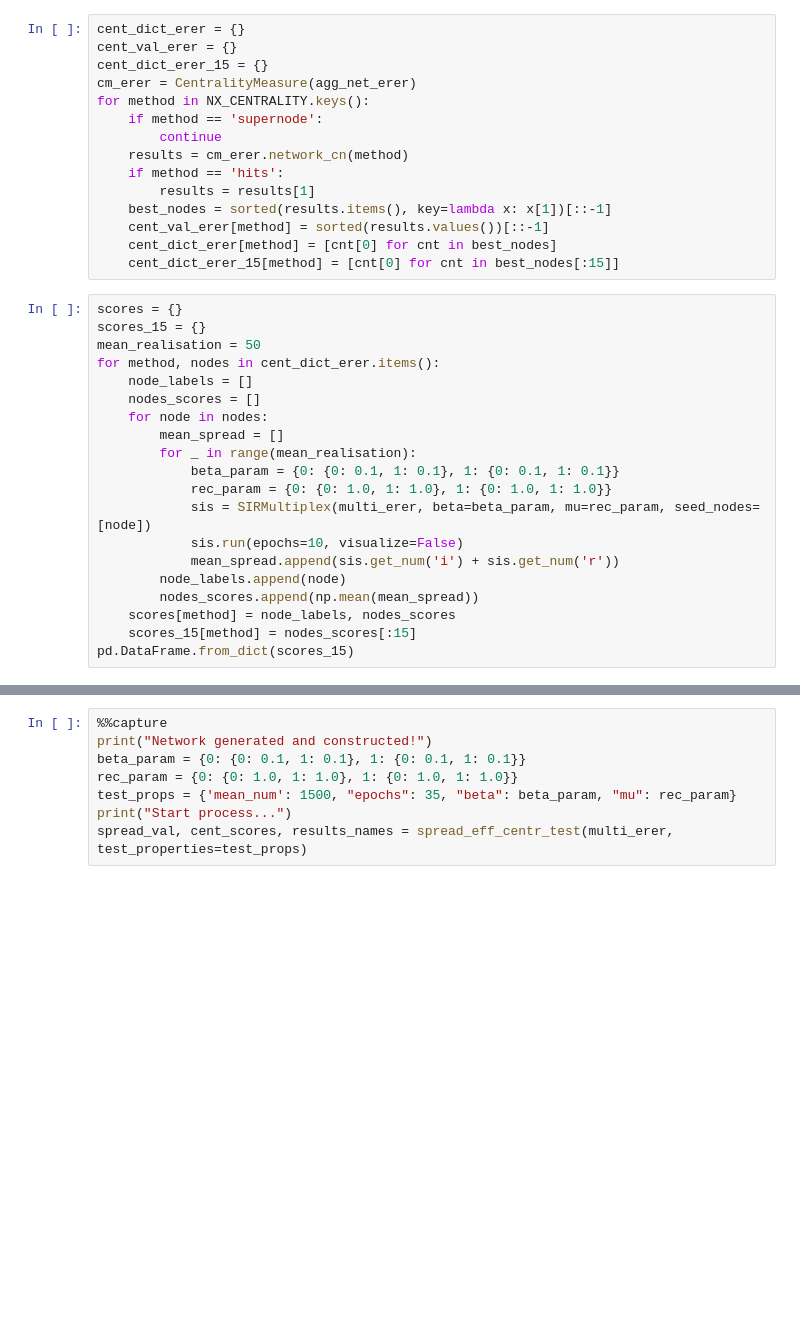
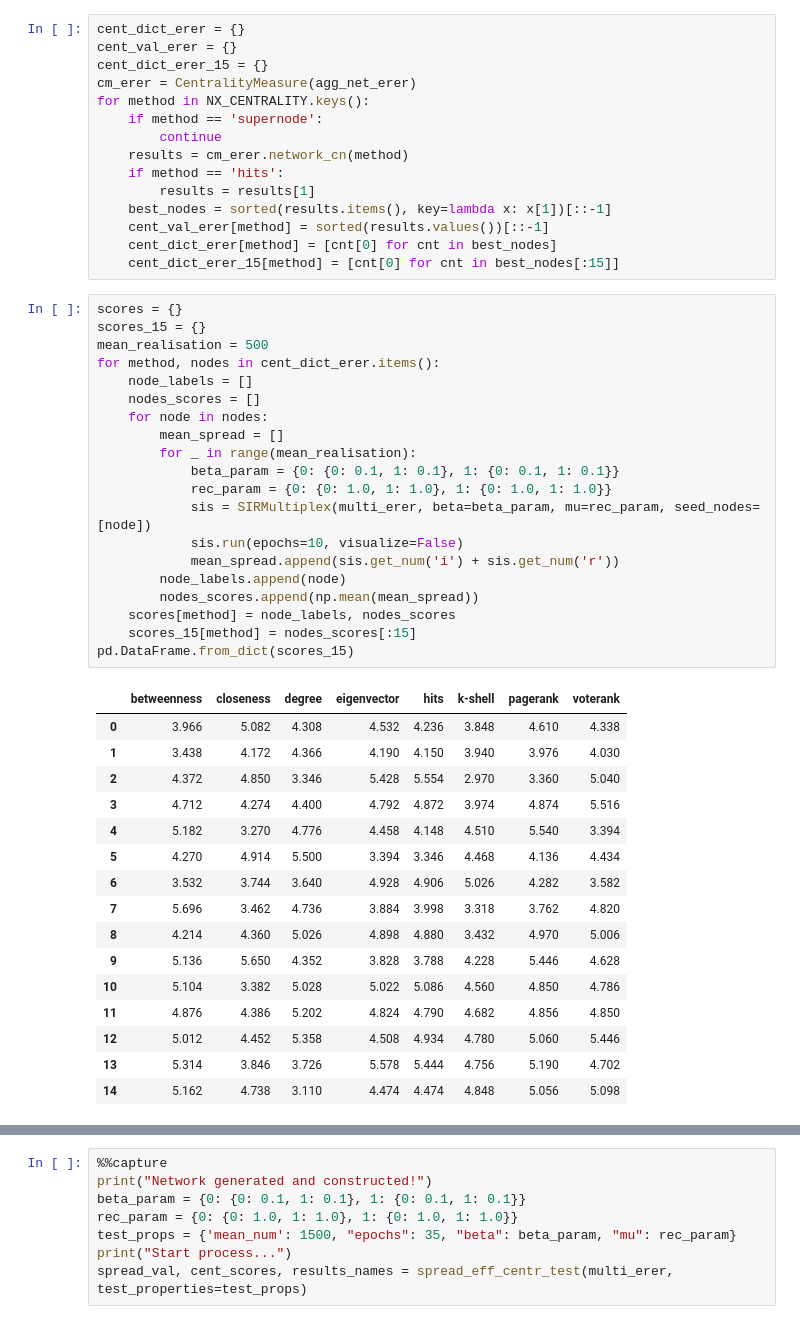
Before and after one commit to filip141/nettools, a Jupyter notebook: notebooks/Centrality_Synthetic/experiment_1.ipynb, the cells around one changed output, grey strips where cells are left out. Drawn from its saved outputs; the diff is of its cells as text; blank space fills up the shorter version.

```diff
--- a/notebooks/Centrality_Synthetic/experiment_1.ipynb
+++ b/notebooks/Centrality_Synthetic/experiment_1.ipynb
@@ -127,23 +127,40 @@ for method in NX_CENTRALITY.keys():
 # %%
 scores = {}
 scores_15 = {}
-mean_realisation = 50
+mean_realisation = 500
 for method, nodes in cent_dict_erer.items():
     node_labels = []
     nodes_scores = []
     for node in nodes:
         mean_spread = []
         for _ in range(mean_realisation):
             beta_param = {0: {0: 0.1, 1: 0.1}, 1: {0: 0.1, 1: 0.1}}
             rec_param = {0: {0: 1.0, 1: 1.0}, 1: {0: 1.0, 1: 1.0}}
             sis = SIRMultiplex(multi_erer, beta=beta_param, mu=rec_param, seed_nodes=[node])
             sis.run(epochs=10, visualize=False)
             mean_spread.append(sis.get_num('i') + sis.get_num('r'))
         node_labels.append(node)
         nodes_scores.append(np.mean(mean_spread))
     scores[method] = node_labels, nodes_scores
     scores_15[method] = nodes_scores[:15]
 pd.DataFrame.from_dict(scores_15)
+# %% [output]
+|  | betweenness | closeness | degree | eigenvector | hits | k-shell | pagerank | voterank |
+| 0 | 3.966 | 5.082 | 4.308 | 4.532 | 4.236 | 3.848 | 4.610 | 4.338 |
+| 1 | 3.438 | 4.172 | 4.366 | 4.190 | 4.150 | 3.940 | 3.976 | 4.030 |
+| 2 | 4.372 | 4.850 | 3.346 | 5.428 | 5.554 | 2.970 | 3.360 | 5.040 |
+| 3 | 4.712 | 4.274 | 4.400 | 4.792 | 4.872 | 3.974 | 4.874 | 5.516 |
+| 4 | 5.182 | 3.270 | 4.776 | 4.458 | 4.148 | 4.510 | 5.540 | 3.394 |
+| 5 | 4.270 | 4.914 | 5.500 | 3.394 | 3.346 | 4.468 | 4.136 | 4.434 |
+| 6 | 3.532 | 3.744 | 3.640 | 4.928 | 4.906 | 5.026 | 4.282 | 3.582 |
+| 7 | 5.696 | 3.462 | 4.736 | 3.884 | 3.998 | 3.318 | 3.762 | 4.820 |
+| 8 | 4.214 | 4.360 | 5.026 | 4.898 | 4.880 | 3.432 | 4.970 | 5.006 |
+| 9 | 5.136 | 5.650 | 4.352 | 3.828 | 3.788 | 4.228 | 5.446 | 4.628 |
+| 10 | 5.104 | 3.382 | 5.028 | 5.022 | 5.086 | 4.560 | 4.850 | 4.786 |
+| 11 | 4.876 | 4.386 | 5.202 | 4.824 | 4.790 | 4.682 | 4.856 | 4.850 |
+| 12 | 5.012 | 4.452 | 5.358 | 4.508 | 4.934 | 4.780 | 5.060 | 5.446 |
+| 13 | 5.314 | 3.846 | 3.726 | 5.578 | 5.444 | 4.756 | 5.190 | 4.702 |
+| 14 | 5.162 | 4.738 | 3.110 | 4.474 | 4.474 | 4.848 | 5.056 | 5.098 |
 # %%
 def running_mean(x, nnodes):
     cumsum = np.cumsum(np.insert(x, 0, 0))
```
Also changed, not shown: parts of 19 cells of this notebook, 10 other files.
